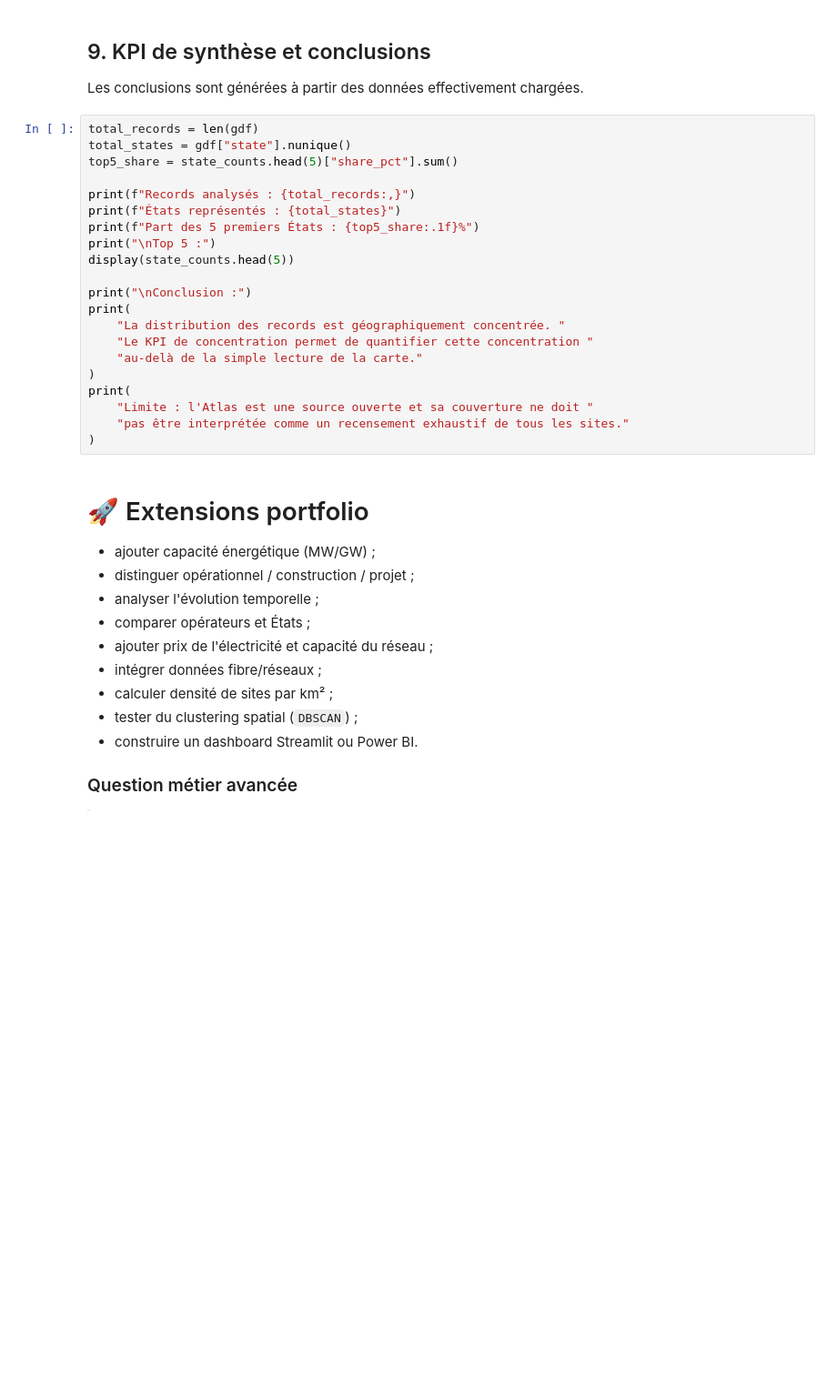
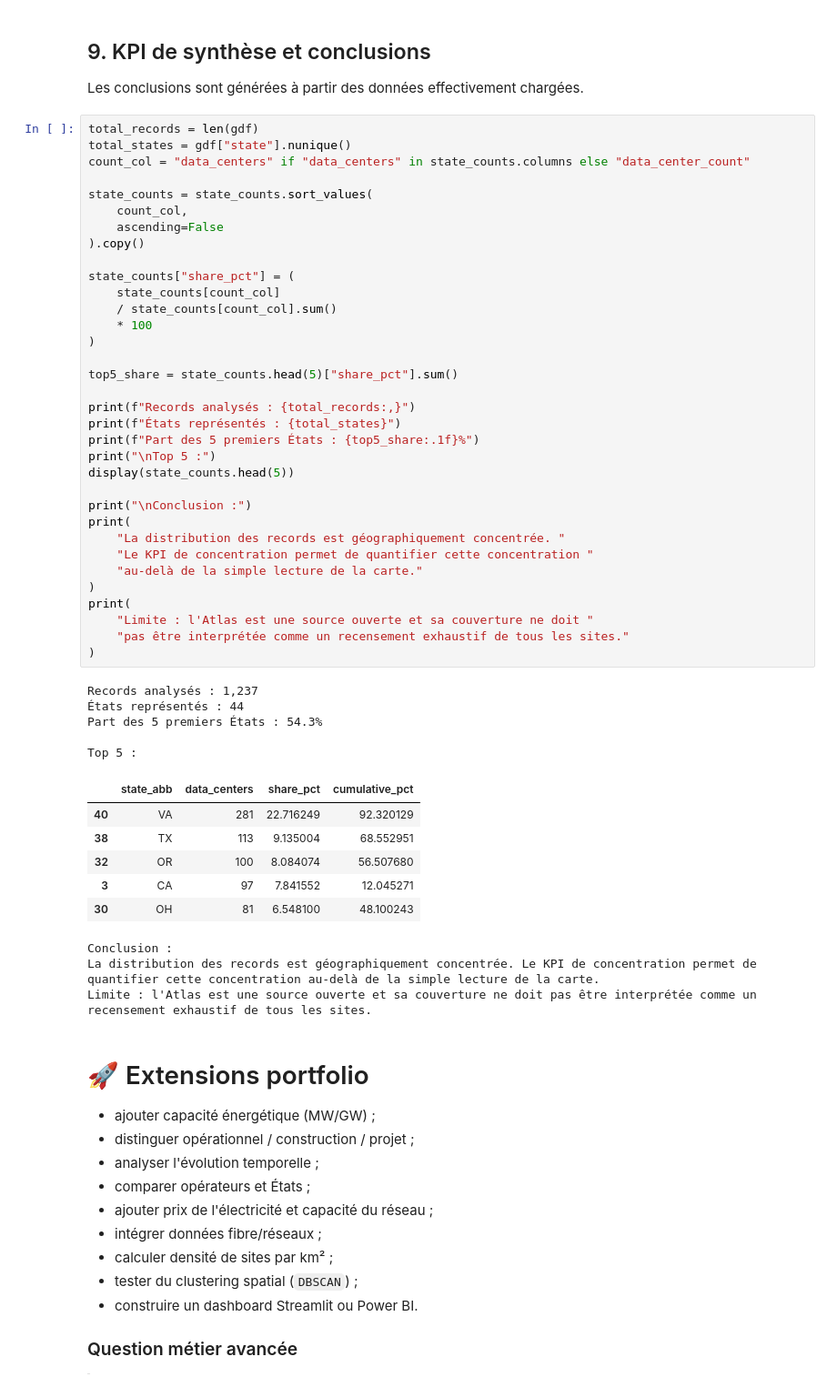
Before and after one commit to gouttebroze/impacts_of_US_data_centers, a Jupyter notebook: data-center-usa-pipeline/notebooks/01_data_centers_usa_analysis.ipynb, the cells around one changed output. Shown at 91% size. Drawn from its saved outputs; the diff is of its cells as text; blank space fills up the shorter version.

Commit message:
First part pipeline is Done

```diff
--- a/data-center-usa-pipeline/notebooks/01_data_centers_usa_analysis.ipynb
+++ b/data-center-usa-pipeline/notebooks/01_data_centers_usa_analysis.ipynb
@@ -578,24 +774,52 @@ Les conclusions sont générées à partir des données effectivement chargées.
 # %%
 total_records = len(gdf)
 total_states = gdf["state"].nunique()
+count_col = "data_centers" if "data_centers" in state_counts.columns else "data_center_count"
+
+state_counts = state_counts.sort_values(
+    count_col,
+    ascending=False
+).copy()
+
+state_counts["share_pct"] = (
+    state_counts[count_col]
+    / state_counts[count_col].sum()
+    * 100
+)
+
 top5_share = state_counts.head(5)["share_pct"].sum()
 
 print(f"Records analysés : {total_records:,}")
 print(f"États représentés : {total_states}")
 print(f"Part des 5 premiers États : {top5_share:.1f}%")
 print("\nTop 5 :")
 display(state_counts.head(5))
 
 print("\nConclusion :")
 print(
     "La distribution des records est géographiquement concentrée. "
     "Le KPI de concentration permet de quantifier cette concentration "
     "au-delà de la simple lecture de la carte."
 )
 print(
     "Limite : l'Atlas est une source ouverte et sa couverture ne doit "
     "pas être interprétée comme un recensement exhaustif de tous les sites."
 )
+# %% [output]
+Records analysés : 1,237
+États représentés : 44
+Part des 5 premiers États : 54.3%
+
+Top 5 :
+|  | state_abb | data_centers | share_pct | cumulative_pct |
+| 40 | VA | 281 | 22.716249 | 92.320129 |
+| 38 | TX | 113 | 9.135004 | 68.552951 |
+| 32 | OR | 100 | 8.084074 | 56.507680 |
+| 3 | CA | 97 | 7.841552 | 12.045271 |
+| 30 | OH | 81 | 6.548100 | 48.100243 |
+Conclusion :
+La distribution des records est géographiquement concentrée. Le KPI de concentration permet de quantifier cette concentration au-delà de la simple lecture de la carte.
+Limite : l'Atlas est une source ouverte et sa couverture ne doit pas être interprétée comme un recensement exhaustif de tous les sites.
 # %% [markdown]
 # 🚀 Extensions portfolio
 
```
Also changed, not shown: parts of 28 cells of this notebook, 6 other files.
